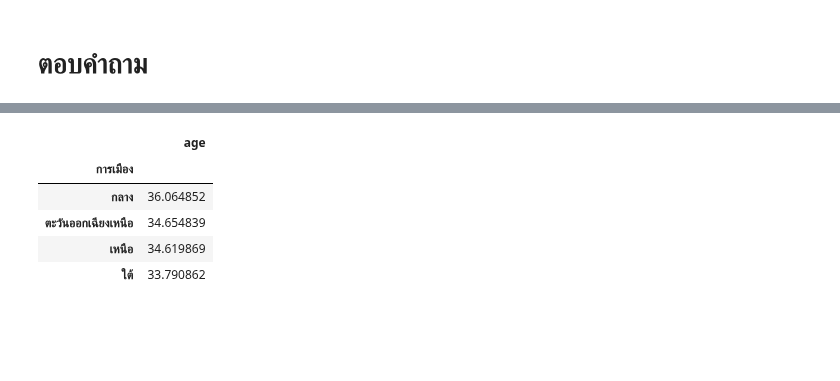
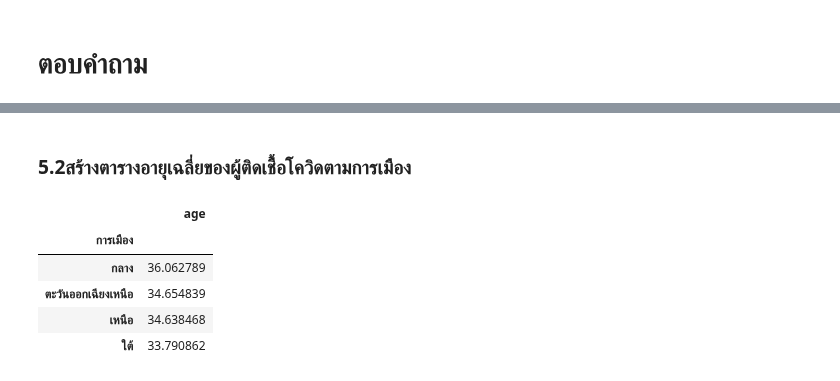
Before and after one commit to kittimaxz/data_viz_2022, a Jupyter notebook: BasicPython&DataViz_midterm2022.ipynb, the cells around one changed output, grey strips where cells are left out. Drawn from its saved outputs; the diff is of its cells as text; code cells hidden in the pictures; blank space fills up the shorter version.

```diff
--- a/BasicPython&DataViz_midterm2022.ipynb
+++ b/BasicPython&DataViz_midterm2022.ipynb
@@ -228,8 +228,8 @@ data =[['อำนาจเจริญ','ตะวันออกเฉีย
             ['กำแพงเพชร','กลาง','เหนือ','เหนือ','เหนือ'],
             ['เพชรบูรณ์','กลาง','เหนือ','เหนือ','เหนือ'],
             ['นครสวรรค์','กลาง','เหนือ','กลาง','เหนือ'],
-            ['อุทัยทานี','กลาง','เหนือ','กลาง','เหนือ'],
-            ['อ่างทอ','กลาง','กลาง','กลาง','กลาง'],
+            ['อุทัยธานี','กลาง','เหนือ','กลาง','เหนือ'],
+            ['อ่างทอง','กลาง','กลาง','กลาง','กลาง'],
             ['ชัยนาท','กลาง','กลาง','กลาง','กลาง'],
             ['พระนครศรีอยุธยา','กลาง','กลาง','กลาง','กลาง'],
             ['กรุงเทพมหานคร','กลาง','กลาง','กลาง','กลาง'],
@@ -615,10 +656,12 @@ mean_region_ภูมิศาสตร์.iloc[:,1:2]
+# %% [markdown]
+### 5.2สร้างตารางอายุเฉลี่ยของผู้ติดเชื้อโควิดตามการเมือง
 # %%
-mean_region_การเมือง = data.groupby('การเมือง').mean().sort_values(by=['age'],ascending=False)
-mean_region_การเมือง.iloc[:,1:2]
+mean_region_policy = data.groupby('การเมือง').mean().sort_values(by=['age'],ascending=False)
+mean_region_policy.iloc[:,1:2]
 # %% [output]
 |  | age |
 | การเมือง |  |
-| กลาง | 36.064852 |
+| กลาง | 36.062789 |
 | ตะวันออกเฉียงเหนือ | 34.654839 |
-| เหนือ | 34.619869 |
+| เหนือ | 34.638468 |
 | ใต้ | 33.790862 |
```
Also changed, not shown: parts of 90 cells of this notebook.
